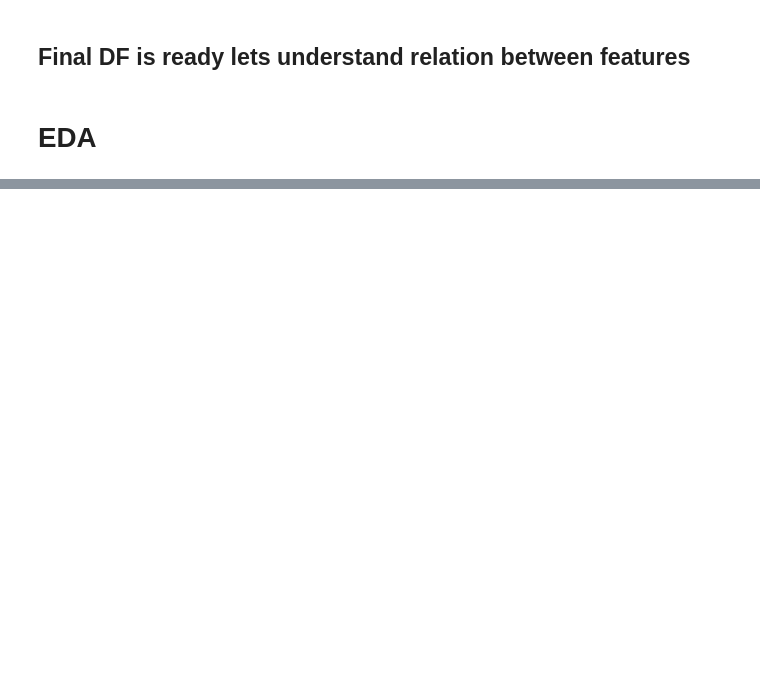
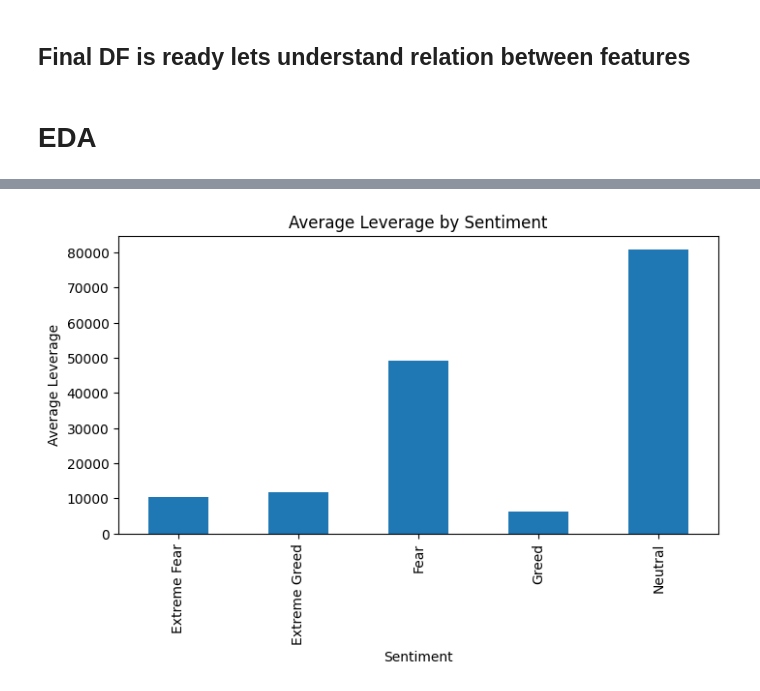
Before and after one commit to PratiikJagtap/Bitcoin-Market-Sentiment-Analysis-System, a Jupyter notebook: Notebook_1.ipynb, the cells around one changed output, grey strips where cells are left out. Saved outputs shown, nothing was run; the diff lists cells and outputs as text; code cells hidden in the pictures; blank space fills up the shorter version.

```diff
--- a/Notebook_1.ipynb
+++ b/Notebook_1.ipynb
@@ -300,0 +467,7 @@ final_df
+# %%
+final_df.groupby("classification")["avg_position"].mean().plot(kind="bar", figsize=(8,4), title="Average Leverage by Sentiment")
+plt.ylabel("Average Leverage")
+plt.xlabel("Sentiment")
+plt.show()
+# %% [output]
+[figure, added]
```
Also changed, not shown: parts of 19 cells of this notebook.
